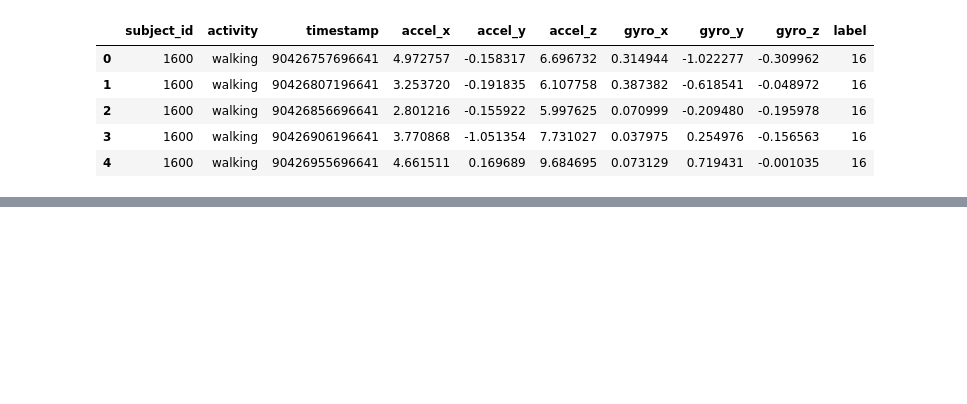
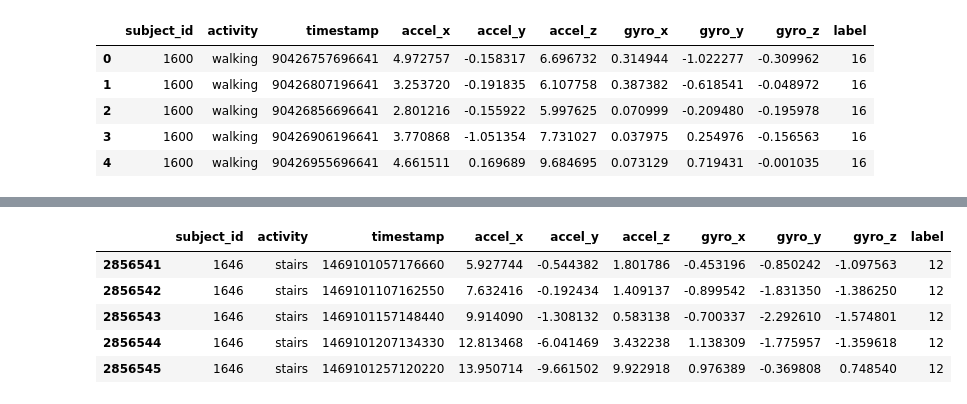
Before and after one commit to rayed-therap/human-activity-recognition-smartwartch, a Jupyter notebook: har.ipynb, the cells around one changed output, grey strips where cells are left out. Cells and saved outputs as stored; diff of their text form; code cells hidden in the pictures; blank space fills up the shorter version.

```diff
--- a/har.ipynb
+++ b/har.ipynb
@@ -26,0 +91,9 @@ train_df, test_df = train_test_split(har_df, train_size = .9, random_state=42, s
+# %%
+test_df.head()
+# %% [output]
+|  | subject_id | activity | timestamp | accel_x | accel_y | accel_z | gyro_x | gyro_y | gyro_z | label |
+| 2856541 | 1646 | stairs | 1469101057176660 | 5.927744 | -0.544382 | 1.801786 | -0.453196 | -0.850242 | -1.097563 | 12 |
+| 2856542 | 1646 | stairs | 1469101107162550 | 7.632416 | -0.192434 | 1.409137 | -0.899542 | -1.831350 | -1.386250 | 12 |
+| 2856543 | 1646 | stairs | 1469101157148440 | 9.914090 | -1.308132 | 0.583138 | -0.700337 | -2.292610 | -1.574801 | 12 |
+| 2856544 | 1646 | stairs | 1469101207134330 | 12.813468 | -6.041469 | 3.432238 | 1.138309 | -1.775957 | -1.359618 | 12 |
+| 2856545 | 1646 | stairs | 1469101257120220 | 13.950714 | -9.661502 | 9.922918 | 0.976389 | -0.369808 | 0.748540 | 12 |
```
Also changed, not shown: parts of 11 cells of this notebook.
